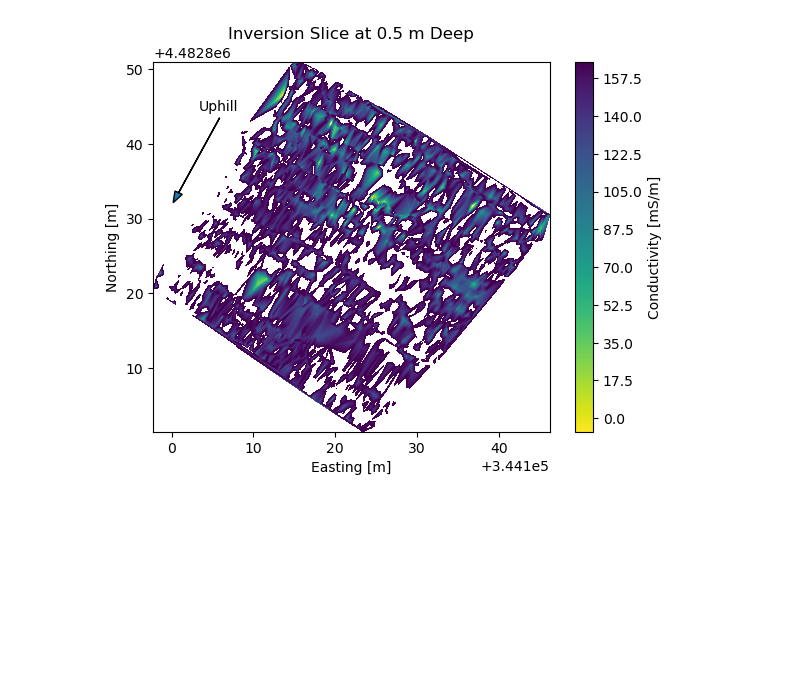
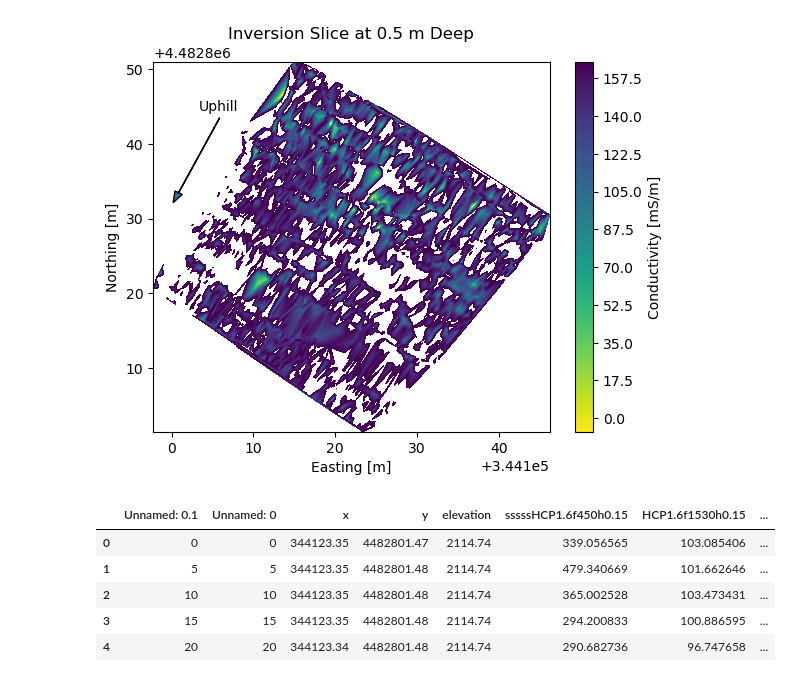
Before and after one commit to NathanSedmak/FDEM_Project_FC_2025, a Jupyter notebook: code/figure-production.ipynb, the cells around one changed output. Cells and saved outputs as stored; diff of their text form; code cells hidden in the pictures; blank space fills up the shorter version.

```diff
--- a/code/figure-production.ipynb
+++ b/code/figure-production.ipynb
@@ -60,3 +64,13 @@ for i in bad_invert.columns[[2,6]]: #,11,16,21, 100]]:
 # %% [output]
 [figure]
 [figure]
+# %%
+# Start of along-line profiles
+raw_data.head()
+# %% [output]
+|  | Unnamed: 0.1 | Unnamed: 0 | x | y | elevation | sssssHCP1.6f450h0.15 | HCP1.6f1530h0.15 | ... |
+| 0 | 0 | 0 | 344123.35 | 4482801.47 | 2114.74 | 339.056565 | 103.085406 | ... |
+| 1 | 5 | 5 | 344123.35 | 4482801.48 | 2114.74 | 479.340669 | 101.662646 | ... |
+| 2 | 10 | 10 | 344123.35 | 4482801.48 | 2114.74 | 365.002528 | 103.473431 | ... |
+| 3 | 15 | 15 | 344123.35 | 4482801.48 | 2114.74 | 294.200833 | 100.886595 | ... |
+| 4 | 20 | 20 | 344123.34 | 4482801.48 | 2114.74 | 290.682736 | 96.747658 | ... |
```
Also changed, not shown: parts of 3 cells of this notebook.
